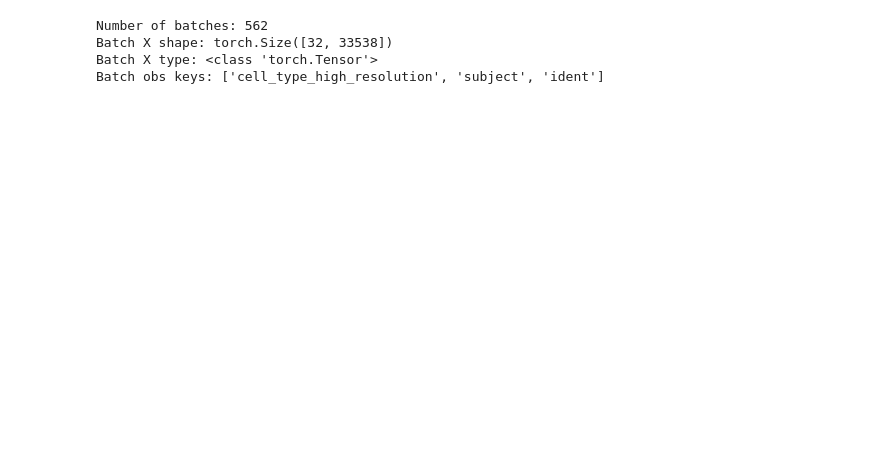
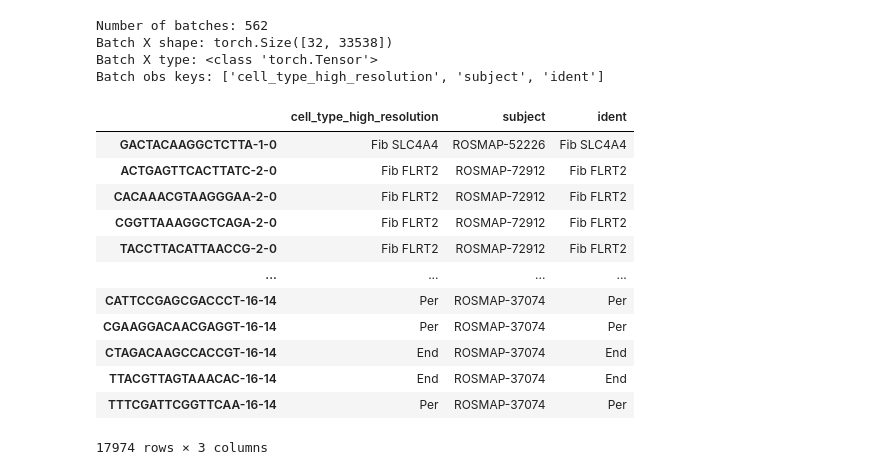
Before and after one commit to ThomasM31/BBTX11-VT26-07, a Jupyter notebook: datatesting.ipynb, the cells around one changed output. Saved outputs shown, nothing was run; the diff lists cells and outputs as text; code cells hidden in the pictures; blank space fills up the shorter version.

```diff
--- a/datatesting.ipynb
+++ b/datatesting.ipynb
@@ -140,3 +178,21 @@ Number of batches: 562
 Batch X shape: torch.Size([32, 33538])
 Batch X type: <class 'torch.Tensor'>
 Batch obs keys: ['cell_type_high_resolution', 'subject', 'ident']
+# %%
+subjects = adata.obs["subject"].unique()
+
+adata.obs
+# %% [output]
+|  | cell_type_high_resolution | subject | ident |
+| GACTACAAGGCTCTTA-1-0 | Fib SLC4A4 | ROSMAP-52226 | Fib SLC4A4 |
+| ACTGAGTTCACTTATC-2-0 | Fib FLRT2 | ROSMAP-72912 | Fib FLRT2 |
+| CACAAACGTAAGGGAA-2-0 | Fib FLRT2 | ROSMAP-72912 | Fib FLRT2 |
+| CGGTTAAAGGCTCAGA-2-0 | Fib FLRT2 | ROSMAP-72912 | Fib FLRT2 |
+| TACCTTACATTAACCG-2-0 | Fib FLRT2 | ROSMAP-72912 | Fib FLRT2 |
+| ... | ... | ... | ... |
+| CATTCCGAGCGACCCT-16-14 | Per | ROSMAP-37074 | Per |
+| CGAAGGACAACGAGGT-16-14 | Per | ROSMAP-37074 | Per |
+| CTAGACAAGCCACCGT-16-14 | End | ROSMAP-37074 | End |
+| TTACGTTAGTAAACAC-16-14 | End | ROSMAP-37074 | End |
+| TTTCGATTCGGTTCAA-16-14 | Per | ROSMAP-37074 | Per |
+17974 rows × 3 columns
```
Also changed, not shown: parts of 4 cells of this notebook.
